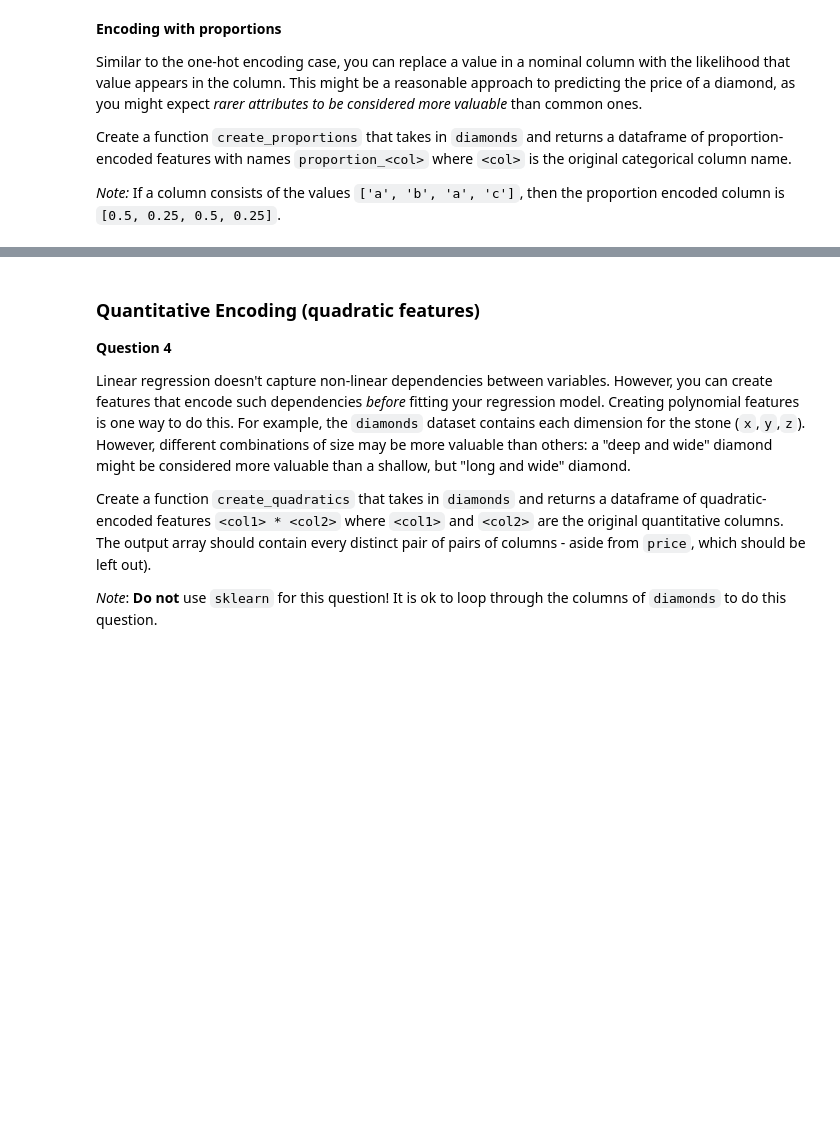
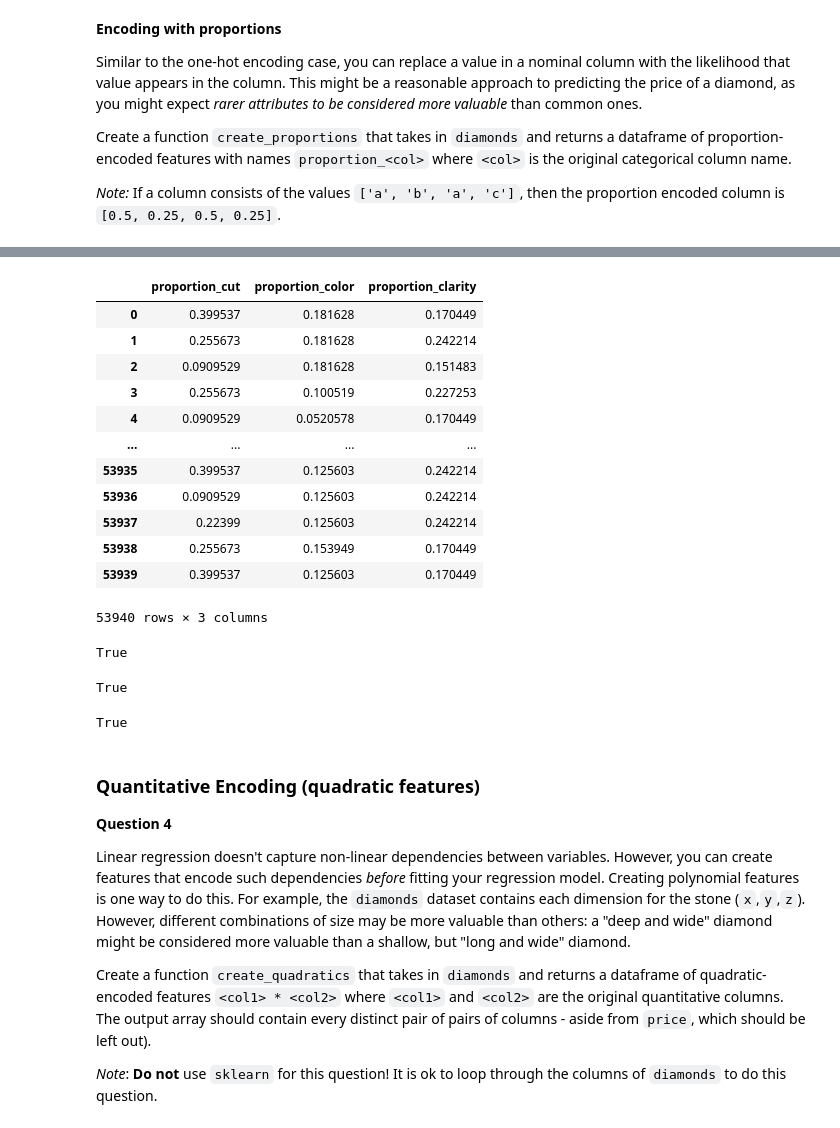
Before and after one commit to kaiitheguy/dsc80-wi20, a Jupyter notebook: labs/lab08/lab08.ipynb, the cells around one changed output, grey strips where cells are left out. Saved outputs shown, nothing was run; the diff lists cells and outputs as text; code cells hidden in the pictures; blank space fills up the shorter version.

```diff
--- a/labs/lab08/lab08.ipynb
+++ b/labs/lab08/lab08.ipynb
@@ -246,3 +351,32 @@ Create a function `create_proportions` that takes in `diamonds` and returns a da
+# %%
+out = lab.create_proportions(diamonds)
+out
+# %% [output]
+|  | proportion_cut | proportion_color | proportion_clarity |
+| 0 | 0.399537 | 0.181628 | 0.170449 |
+| 1 | 0.255673 | 0.181628 | 0.242214 |
+| 2 | 0.0909529 | 0.181628 | 0.151483 |
+| 3 | 0.255673 | 0.100519 | 0.227253 |
+| 4 | 0.0909529 | 0.0520578 | 0.170449 |
+| ... | ... | ... | ... |
+| 53935 | 0.399537 | 0.125603 | 0.242214 |
+| 53936 | 0.0909529 | 0.125603 | 0.242214 |
+| 53937 | 0.22399 | 0.125603 | 0.242214 |
+| 53938 | 0.255673 | 0.153949 | 0.170449 |
+| 53939 | 0.399537 | 0.125603 | 0.170449 |
+53940 rows × 3 columns
+# %%
+out.shape[1] == 3
+# %% [output]
+True
+# %%
+out.columns.str.startswith('proportion_').all()
+# %% [output]
+True
+# %%
+((out >= 0) & (out <= 1)).all().all()
+# %% [output]
+True
 # %% [markdown]
 ### Quantitative Encoding (quadratic features)
 
```
Also changed, not shown: parts of 12 cells of this notebook, 1 other file.
